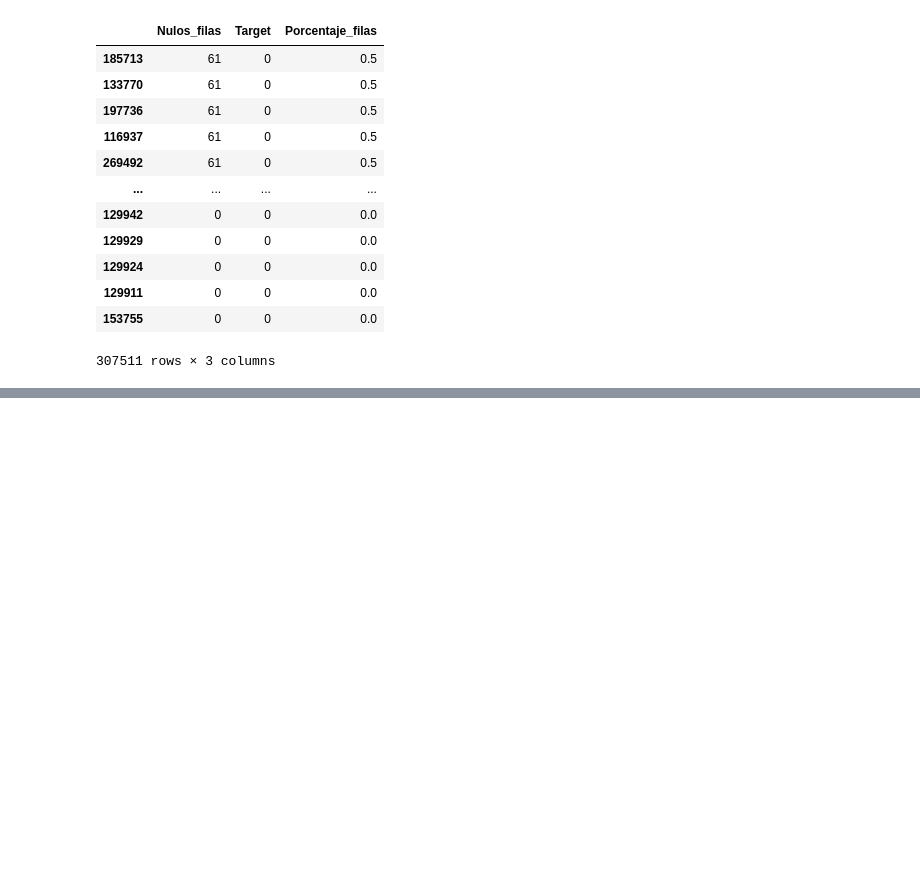
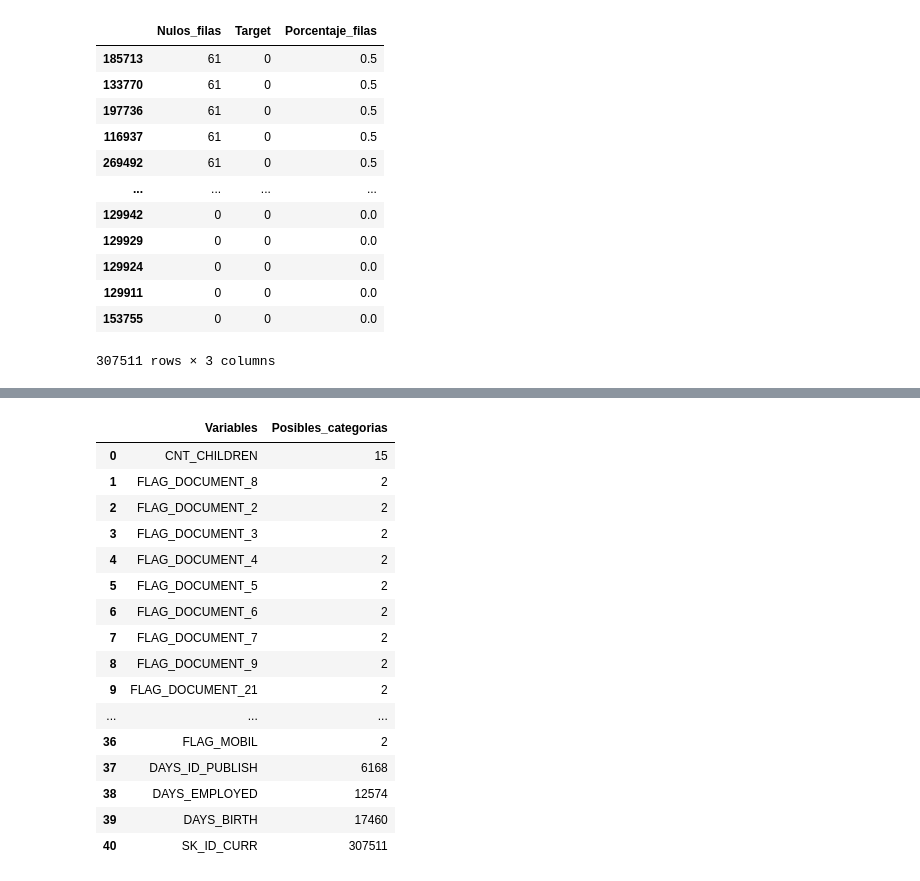
Before and after one commit to josee2202/practica1_EDA, a Jupyter notebook: 01_Exploración_general.ipynb, the cells around one changed output, grey strips where cells are left out. Cells and saved outputs as stored; diff of their text form; code cells hidden in the pictures; blank space fills up the shorter version.

```diff
--- a/01_Exploración_general.ipynb
+++ b/01_Exploración_general.ipynb
@@ -372,0 +458,4 @@ print(df_int)
+# %%
+### Vamos a almacenar los valores int64 en una lista para que sea más cómodo
+lista_int64 = df_loan_filt_null.select_dtypes('int64').columns
+df_loan_apli[lista_int64].head()
@@ -372,0 +469,5 @@ print(df_int)
+# %%
+#### PASO 1: Optimización espacio en memoria
+from funciones import optimizar_tipo_longitud
+
+funciones.optimizar_tipo_longitud(df_loan_filt_null, 'int64')
@@ -372,0 +492,29 @@ print(df_int)
+# %%
+#### PASO 2: Transformación a variables CATEGÓRICAS:
+
+## Voy a transformar la variable objetivo incluida a categoría aunque para algunos modelos es necesario que
+## que numérica. Pero esta transformación va a hacer más sencillo el tratamiento
+df_int = ((df_loan_filt_null[lista_int64].nunique()).to_frame('Posibles_categorias')
+                              .reset_index(names='Variables'))
+
+## Podemos ver que aunque estén almacenadas como numéricas, prácticamente todas están formadas por
+## categorías
+df_int
+# %% [output]
+|  | Variables | Posibles_categorias |
+| 0 | CNT_CHILDREN | 15 |
+| 1 | FLAG_DOCUMENT_8 | 2 |
+| 2 | FLAG_DOCUMENT_2 | 2 |
+| 3 | FLAG_DOCUMENT_3 | 2 |
+| 4 | FLAG_DOCUMENT_4 | 2 |
+| 5 | FLAG_DOCUMENT_5 | 2 |
+| 6 | FLAG_DOCUMENT_6 | 2 |
+| 7 | FLAG_DOCUMENT_7 | 2 |
+| 8 | FLAG_DOCUMENT_9 | 2 |
+| 9 | FLAG_DOCUMENT_21 | 2 |
+| ... | ... | ... |
+| 36 | FLAG_MOBIL | 2 |
+| 37 | DAYS_ID_PUBLISH | 6168 |
+| 38 | DAYS_EMPLOYED | 12574 |
+| 39 | DAYS_BIRTH | 17460 |
+| 40 | SK_ID_CURR | 307511 |
```
Also changed, not shown: parts of 40 cells of this notebook, 2 other files.
